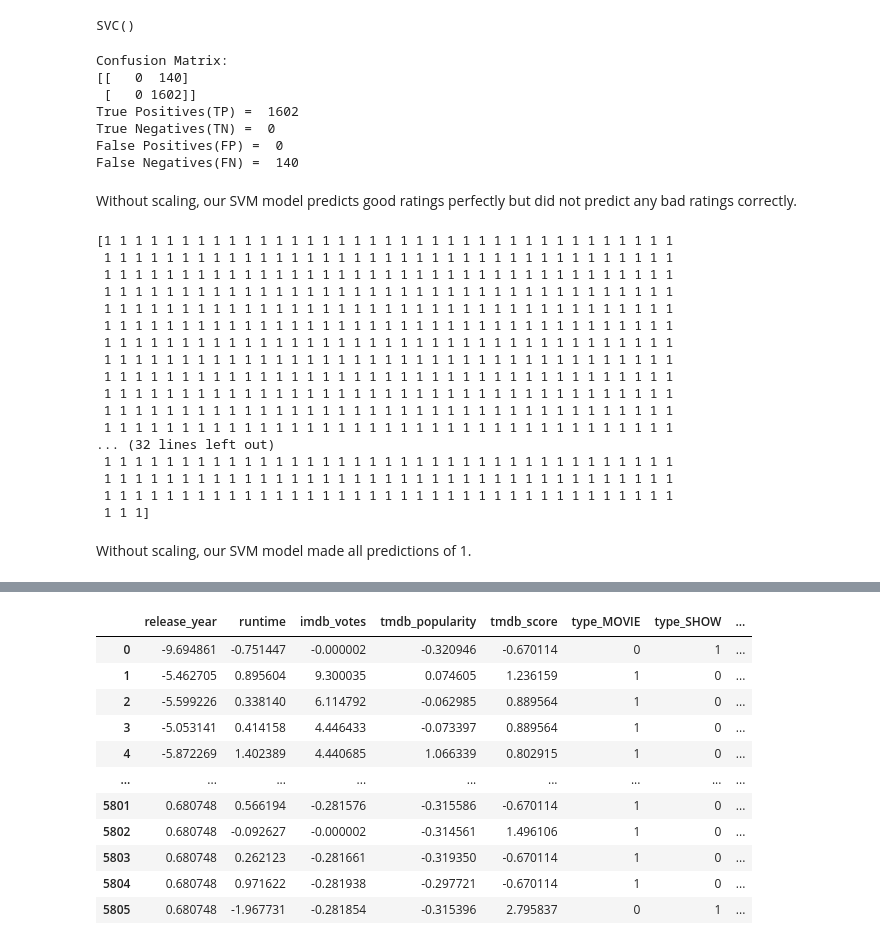
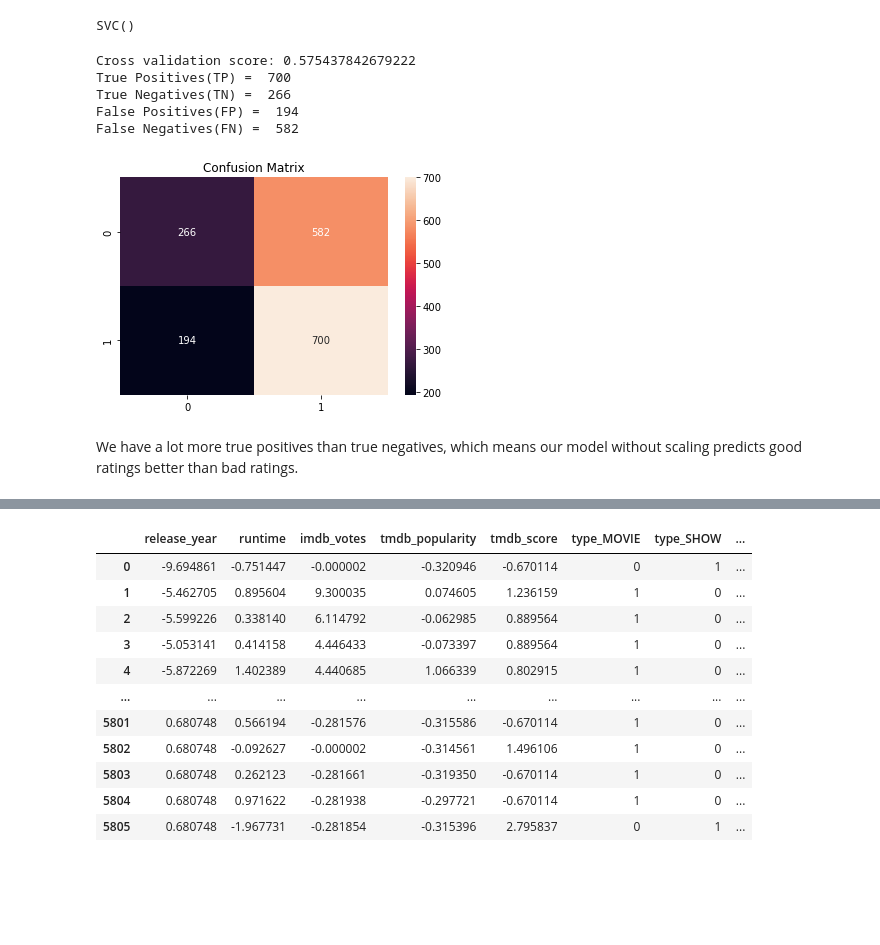
Before and after one commit to IMainHibana/DS1-GroupProject, a Jupyter notebook: DS1P.ipynb, the cells around one changed output, grey strips where cells are left out. Drawn from its saved outputs; the diff is of its cells as text; code cells hidden in the pictures; blank space fills up the shorter version.

```diff
--- a/DS1P.ipynb
+++ b/DS1P.ipynb
@@ -574,50 +562,29 @@ SVC()
 # %%
 # chi
 # make predictions with our SVM model
 predictions = model.predict(X_test)
 
+# cross validation score with cv = 10
+print("Cross validation score:", cross_val_score(model, X_train, y_train, cv=10).mean())
+
 # print confusion matrix to see how well our model predicted
 cm = confusion_matrix(y_test, predictions)
-print('Confusion Matrix:')
-print(cm)
 print('True Positives(TP) = ', cm[1,1])
 print('True Negatives(TN) = ', cm[0,0])
 print('False Positives(FP) = ', cm[1,0])
 print('False Negatives(FN) = ', cm[0,1])
+sns.heatmap(cm, annot=True, fmt='d').set_title('Confusion Matrix')
+
+plt.show()
 # %% [output]
-Confusion Matrix:
-[[   0  140]
- [   0 1602]]
-True Positives(TP) =  1602
-True Negatives(TN) =  0
-False Positives(FP) =  0
-False Negatives(FN) =  140
+Cross validation score: 0.575437842679222
+True Positives(TP) =  700
+True Negatives(TN) =  266
+False Positives(FP) =  194
+False Negatives(FN) =  582
+[figure, added]
-# %% [markdown]
-Without scaling, our SVM model predicts good ratings perfectly but did not predict any bad ratings correctly.
-# %%
-# chi
-# printing predictions to see how our model predicted
-with np.printoptions(threshold=np.inf): print(predictions)
-# %% [output]
-[1 1 1 1 1 1 1 1 1 1 1 1 1 1 1 1 1 1 1 1 1 1 1 1 1 1 1 1 1 1 1 1 1 1 1 1 1
- 1 1 1 1 1 1 1 1 1 1 1 1 1 1 1 1 1 1 1 1 1 1 1 1 1 1 1 1 1 1 1 1 1 1 1 1 1
- 1 1 1 1 1 1 1 1 1 1 1 1 1 1 1 1 1 1 1 1 1 1 1 1 1 1 1 1 1 1 1 1 1 1 1 1 1
- 1 1 1 1 1 1 1 1 1 1 1 1 1 1 1 1 1 1 1 1 1 1 1 1 1 1 1 1 1 1 1 1 1 1 1 1 1
- 1 1 1 1 1 1 1 1 1 1 1 1 1 1 1 1 1 1 1 1 1 1 1 1 1 1 1 1 1 1 1 1 1 1 1 1 1
- 1 1 1 1 1 1 1 1 1 1 1 1 1 1 1 1 1 1 1 1 1 1 1 1 1 1 1 1 1 1 1 1 1 1 1 1 1
- 1 1 1 1 1 1 1 1 1 1 1 1 1 1 1 1 1 1 1 1 1 1 1 1 1 1 1 1 1 1 1 1 1 1 1 1 1
- 1 1 1 1 1 1 1 1 1 1 1 1 1 1 1 1 1 1 1 1 1 1 1 1 1 1 1 1 1 1 1 1 1 1 1 1 1
- 1 1 1 1 1 1 1 1 1 1 1 1 1 1 1 1 1 1 1 1 1 1 1 1 1 1 1 1 1 1 1 1 1 1 1 1 1
- 1 1 1 1 1 1 1 1 1 1 1 1 1 1 1 1 1 1 1 1 1 1 1 1 1 1 1 1 1 1 1 1 1 1 1 1 1
- 1 1 1 1 1 1 1 1 1 1 1 1 1 1 1 1 1 1 1 1 1 1 1 1 1 1 1 1 1 1 1 1 1 1 1 1 1
- 1 1 1 1 1 1 1 1 1 1 1 1 1 1 1 1 1 1 1 1 1 1 1 1 1 1 1 1 1 1 1 1 1 1 1 1 1
-... (32 lines left out)
- 1 1 1 1 1 1 1 1 1 1 1 1 1 1 1 1 1 1 1 1 1 1 1 1 1 1 1 1 1 1 1 1 1 1 1 1 1
- 1 1 1 1 1 1 1 1 1 1 1 1 1 1 1 1 1 1 1 1 1 1 1 1 1 1 1 1 1 1 1 1 1 1 1 1 1
- 1 1 1 1 1 1 1 1 1 1 1 1 1 1 1 1 1 1 1 1 1 1 1 1 1 1 1 1 1 1 1 1 1 1 1 1 1
- 1 1 1]
-# %% [markdown]
-Without scaling, our SVM model made all predictions of 1.
+# %% [markdown]
+We have a lot more true positives than true negatives, which means our model without scaling predicts good ratings better than bad ratings.
 # %%
 # chi
 # accuracy score
```
Also changed, not shown: parts of 33 cells of this notebook.
